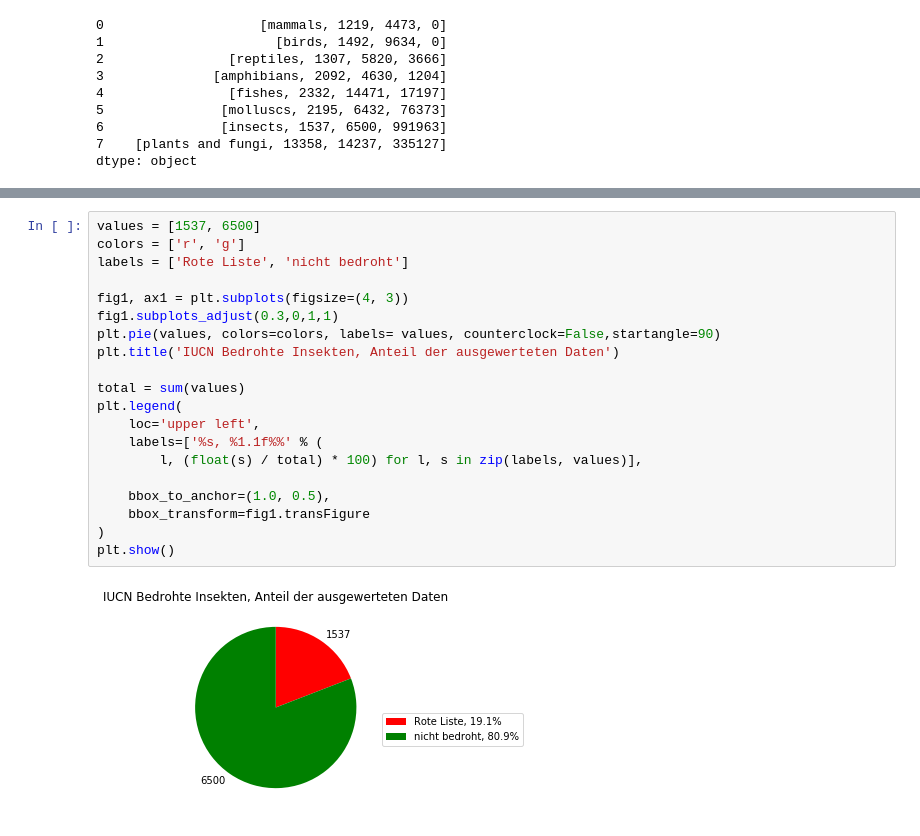
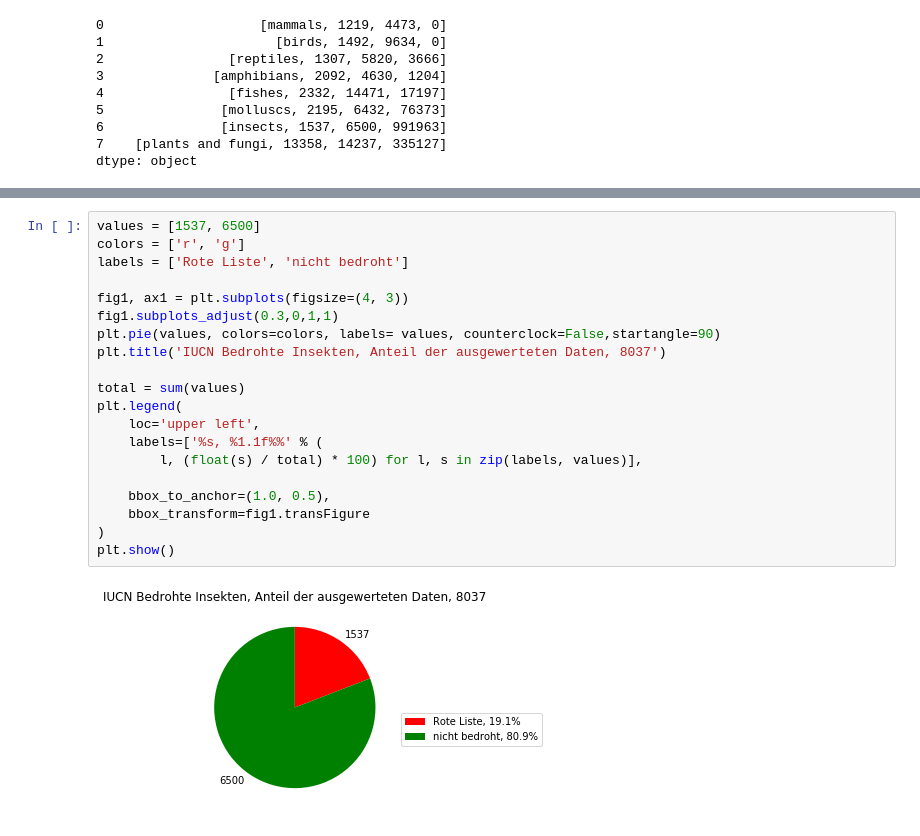
Before and after one commit to Priskawa/GITHUB_ME, a Jupyter notebook: Eigene Projekte/Diplomarbeit_Biodiversitaet/0004_IUCN_overview.ipynb, the cells around one changed output, grey strips where cells are left out. Cells and saved outputs as stored; diff of their text form.

```diff
--- a/Eigene Projekte/Diplomarbeit_Biodiversitaet/0004_IUCN_overview.ipynb
+++ b/Eigene Projekte/Diplomarbeit_Biodiversitaet/0004_IUCN_overview.ipynb
@@ -360,25 +375,25 @@ plt.show()
 # %%
 values = [1537, 6500]
 colors = ['r', 'g']
 labels = ['Rote Liste', 'nicht bedroht']
 
 fig1, ax1 = plt.subplots(figsize=(4, 3))
 fig1.subplots_adjust(0.3,0,1,1)
 plt.pie(values, colors=colors, labels= values, counterclock=False,startangle=90)
-plt.title('IUCN Bedrohte Insekten, Anteil der ausgewerteten Daten')
+plt.title('IUCN Bedrohte Insekten, Anteil der ausgewerteten Daten, 8037')
 
 total = sum(values)
 plt.legend(
     loc='upper left',
     labels=['%s, %1.1f%%' % (
         l, (float(s) / total) * 100) for l, s in zip(labels, values)],
 
     bbox_to_anchor=(1.0, 0.5),
     bbox_transform=fig1.transFigure
 )
 plt.show()
 # %% [output]
-[figure, old version]
+[figure, new version]
 # %%
 values = [13358, 14237, 335127]
 colors = ['r', 'g', 'grey']
```
Also changed, not shown: parts of 23 cells of this notebook, 4 other files.
